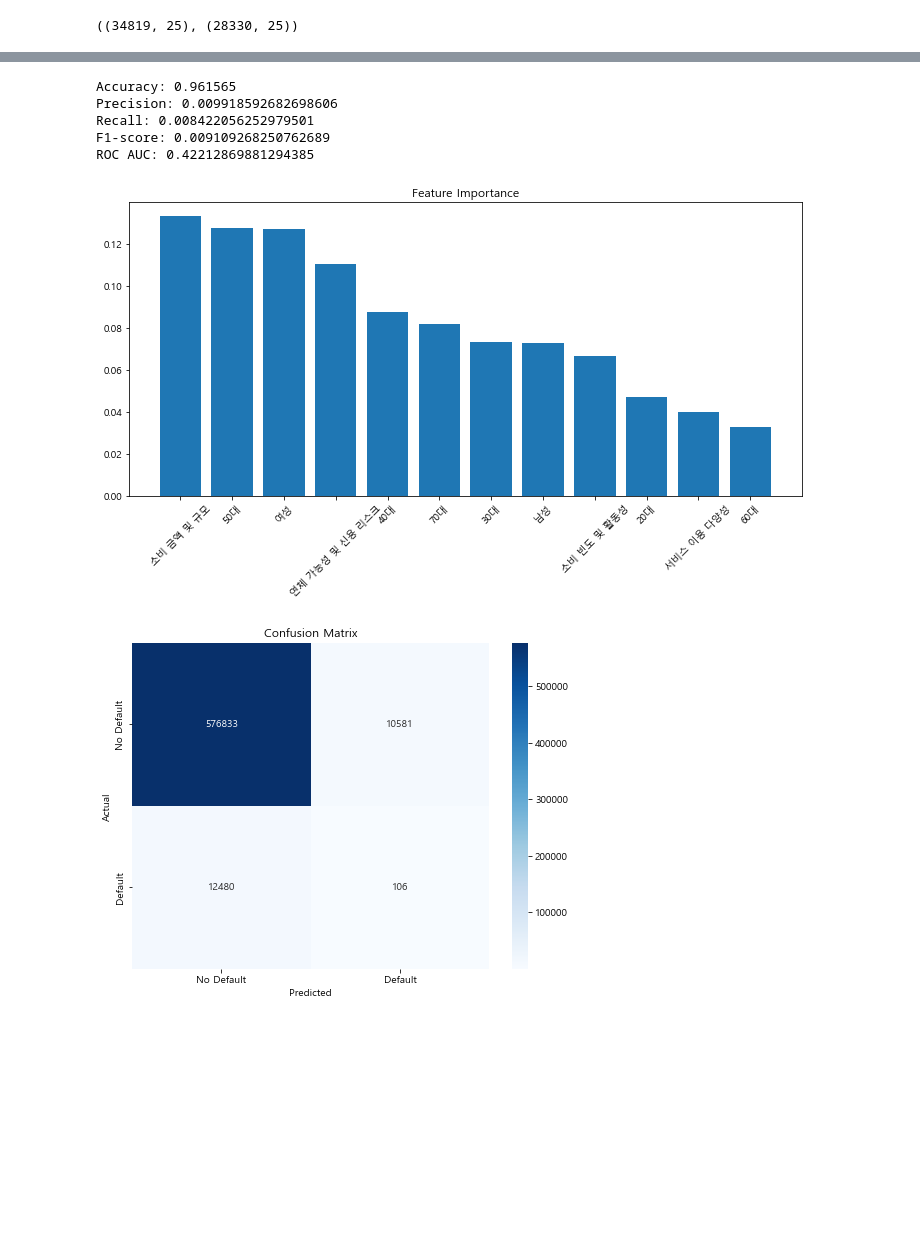
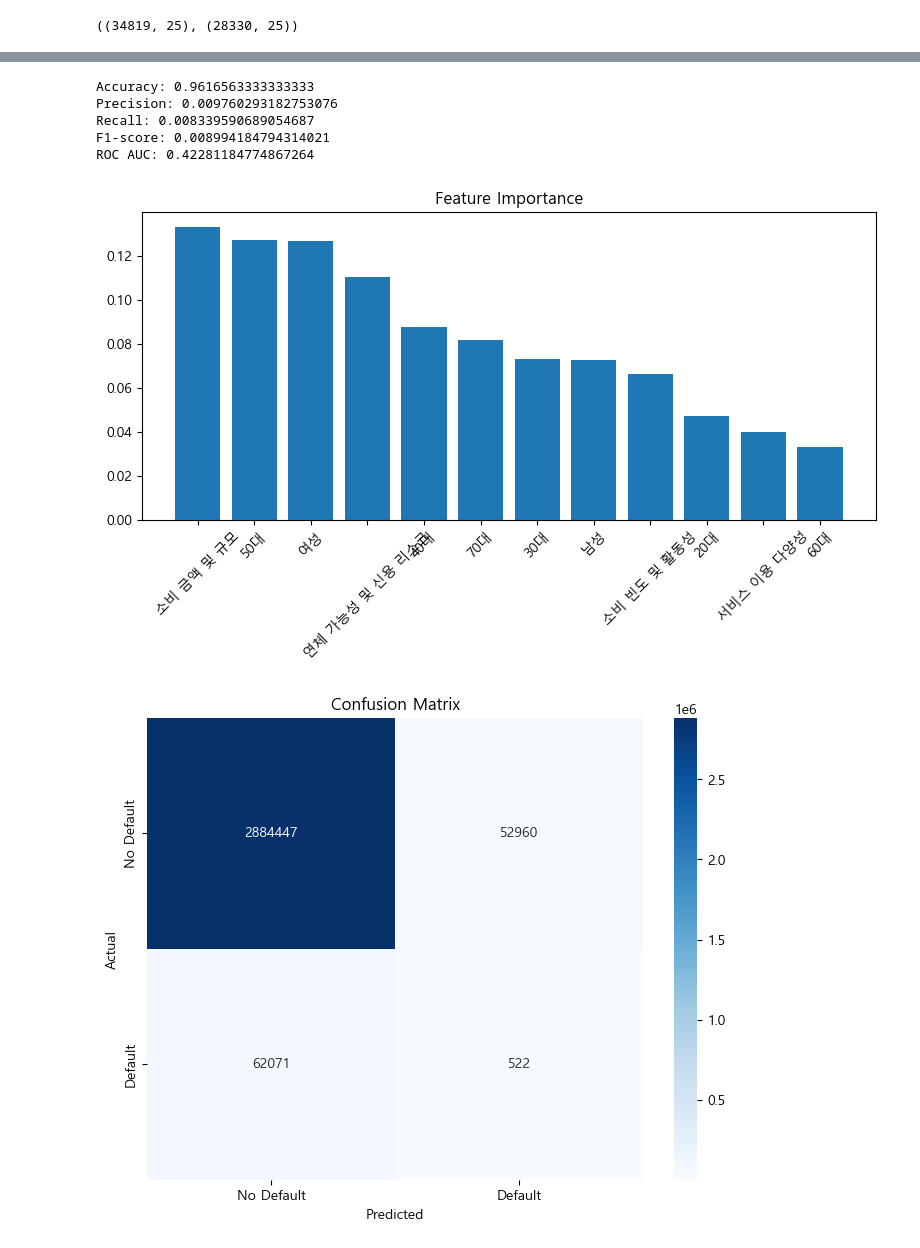
Before and after one commit to ev1025/Alternative-Credit-Scoring, a Jupyter notebook: 대안데이터 전처리, 모델링.ipynb, the cells around one changed output, grey strips where cells are left out. Drawn from its saved outputs; the diff is of its cells as text; code cells hidden in the pictures; blank space fills up the shorter version.

```diff
--- a/대안데이터 전처리, 모델링.ipynb
+++ b/대안데이터 전처리, 모델링.ipynb
@@ -416,6 +425,6 @@ XGBClassifier(base_score=None, booster=None, callbacks=None,
 # %%
 #  평가 함수
-def evaluate_model(model, x_train, x_val, y_val):
+def evaluate_model(model, x_val, y_val):
     y_pred = model.predict(x_val)
     y_pred_proba = model.predict_proba(x_val)
 
@@ -427,11 +436,11 @@ def evaluate_model(model, x_train, x_val, y_val):
 
     # 피쳐 중요도
     feature_importance = pd.DataFrame({
-        'feature': x_train.columns,
+        'feature': x_val.columns,
         'importance': model.feature_importances_
     }).sort_values('importance', ascending=False)
 
-    plt.figure(figsize=(10, 6))
+    plt.figure(figsize=(8, 5))
     plt.bar(feature_importance['feature'], feature_importance['importance'])
     plt.xticks(rotation=45)
     plt.title('Feature Importance')
@@ -440,7 +449,7 @@ def evaluate_model(model, x_train, x_val, y_val):
 
     return y_pred, y_pred_proba
 
-y_pred, y_pred_proba = evaluate_model(best_xgb_model, x_train, x_val, y_val)
+y_pred, y_pred_proba = evaluate_model(best_xgb_model, x_val, y_val)
 # %% [output]
 Accuracy: 0.7683802412406663
 Precision: 0.759205298013245
@@ -468,17 +489,18 @@ confusion_mt(y_val, y_pred)
 # 신용카드 예측 데이터 불러오기
 predict_data = pd.read_csv('../alternative_data/credit.csv', encoding='utf-8')
 predict_data.rename(columns={'회원여부_연체': '연체여부'}, inplace=True)
-x_train_p, x_val_p, x_test_p, y_train_p, y_val_p, y_test_p = data_split(predict_data)
+x_test_p = predict_data.drop(['연체여부'],axis=1)
+y_test_p = predict_data['연체여부']
 # %%
 # XGB모델 예측
-y_pred_p, y_pred_proba_p = evaluate_model(best_xgb_model, x_train_p, x_val_p, y_val_p)
-confusion_mt(y_val_p, y_pred_p)
+y_pred_p, y_pred_proba_p = evaluate_model(best_xgb_model,  x_test_p, y_test_p)
+confusion_mt(y_test_p, y_pred_p)
 # %% [output]
-Accuracy: 0.961565
-Precision: 0.009918592682698606
-Recall: 0.008422056252979501
-F1-score: 0.009109268250762689
-ROC AUC: 0.42212869881294385
+Accuracy: 0.9616563333333333
+Precision: 0.009760293182753076
+Recall: 0.008339590689054687
+F1-score: 0.008994184794314021
+ROC AUC: 0.42281184774867264
-[figure, old version]
+[figure, new version]
-[figure, old version]
+[figure, new version]
 # %%
```
Also changed, not shown: parts of 47 cells of this notebook.
